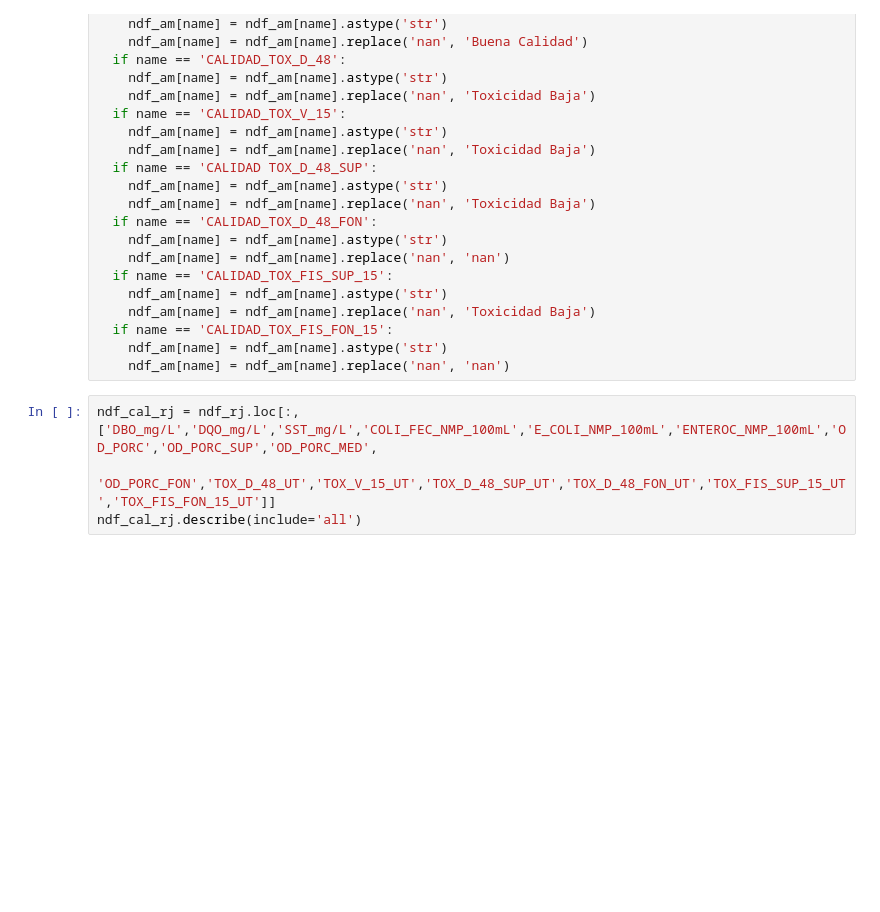
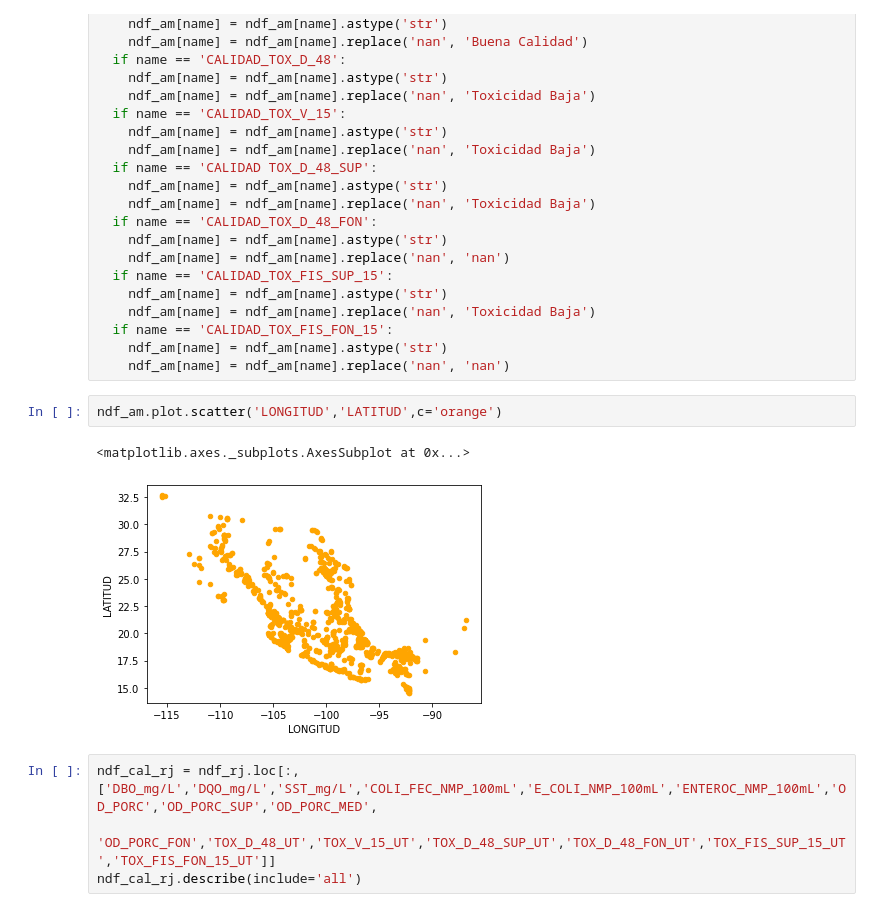
Before and after one commit to PosgradoMNA/actividades-del-projecto-cad_kbcm_jfl, a Jupyter notebook: Reto_entrega_1.ipynb, the cells around one changed output. Drawn from its saved outputs; the diff is of its cells as text; blank space fills up the shorter version.

```diff
--- a/Reto_entrega_1.ipynb
+++ b/Reto_entrega_1.ipynb
@@ -621,6 +626,11 @@ for name in calidades:
   if name == 'CALIDAD_TOX_FIS_FON_15':
     ndf_am[name] = ndf_am[name].astype('str')
     ndf_am[name] = ndf_am[name].replace('nan', 'nan')
+# %%
+ndf_am.plot.scatter('LONGITUD','LATITUD',c='orange')
+# %% [output]
+<matplotlib.axes._subplots.AxesSubplot at 0x...>
+[figure, added]
 # %%
 ndf_cal_rj = ndf_rj.loc[:,['DBO_mg/L','DQO_mg/L','SST_mg/L','COLI_FEC_NMP_100mL','E_COLI_NMP_100mL','ENTEROC_NMP_100mL','OD_PORC','OD_PORC_SUP','OD_PORC_MED',
              'OD_PORC_FON','TOX_D_48_UT','TOX_V_15_UT','TOX_D_48_SUP_UT','TOX_D_48_FON_UT','TOX_FIS_SUP_15_UT','TOX_FIS_FON_15_UT']]
```
Also changed, not shown: parts of 3 cells of this notebook.
